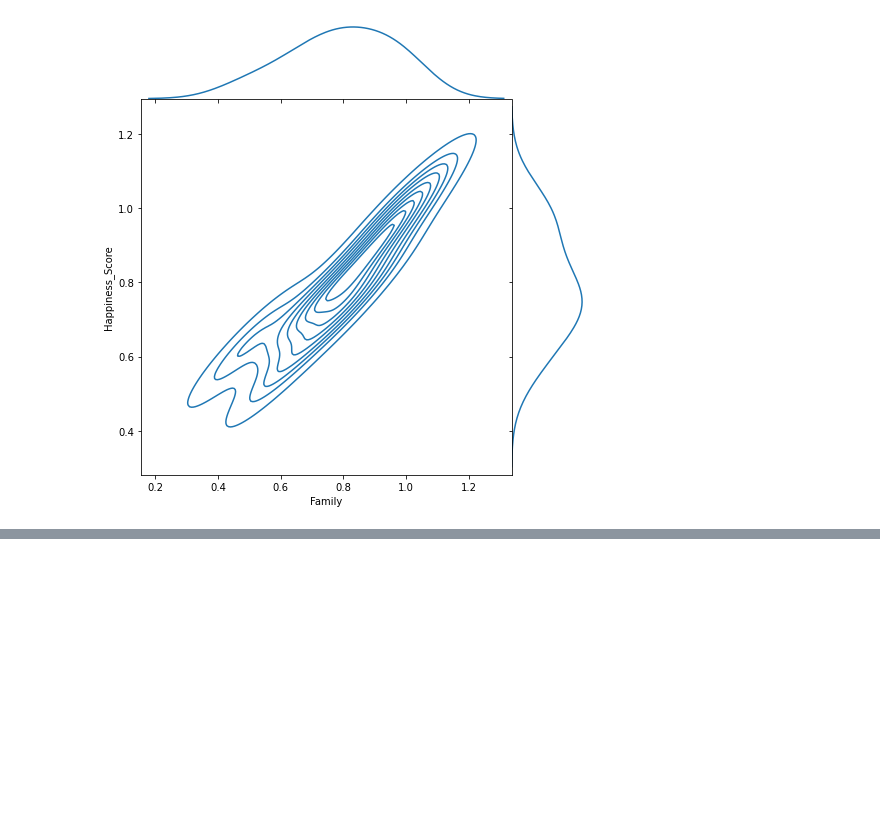
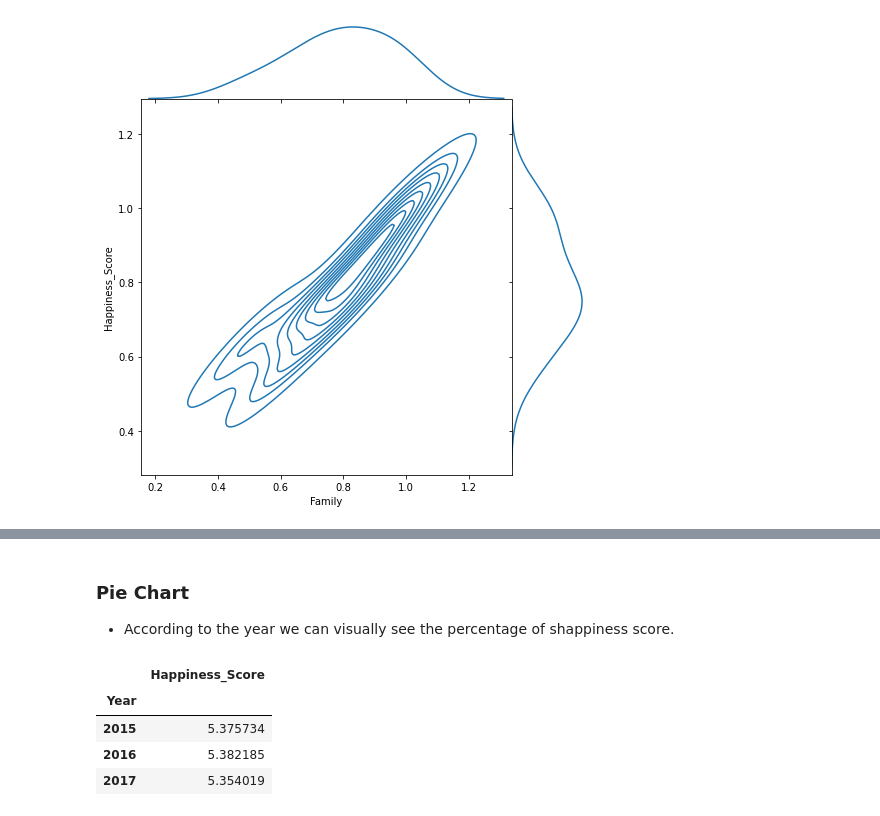
Before and after one commit to ApurbaKumarMajumder/Machine-Learning, a Jupyter notebook: Models/World_Happiness_Report_Data_Compilation.ipynb, the cells around one changed output, grey strips where cells are left out. Cells and saved outputs as stored; diff of their text form; code cells hidden in the pictures; blank space fills up the shorter version.

```diff
--- a/Models/World_Happiness_Report_Data_Compilation.ipynb
+++ b/Models/World_Happiness_Report_Data_Compilation.ipynb
@@ -269,0 +277,21 @@ plt.show()
+# %% [markdown]
+### Pie Chart
+
+* According to the year we can visually see the percentage of shappiness score.
+# %%
+# broadcasting
+data_2015['Year'] = 2015
+data_2016["Year"] = 2016
+data_2017["Year"] = 2017
+
+# concating
+data_concat = pd.concat([data_2015, data_2016, data_2017], axis = 0, sort = False)
+
+df = pd.pivot_table(data_concat, index = "Year", values = "Happiness_Score")
+df
+# %% [output]
+|  | Happiness_Score |
+| Year |  |
+| 2015 | 5.375734 |
+| 2016 | 5.382185 |
+| 2017 | 5.354019 |
```
Also changed, not shown: parts of 5 cells of this notebook.
